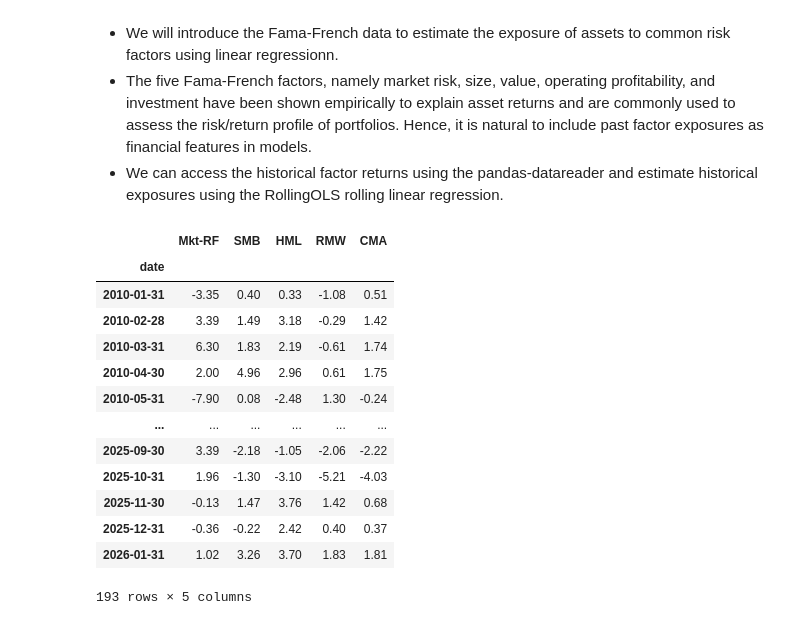
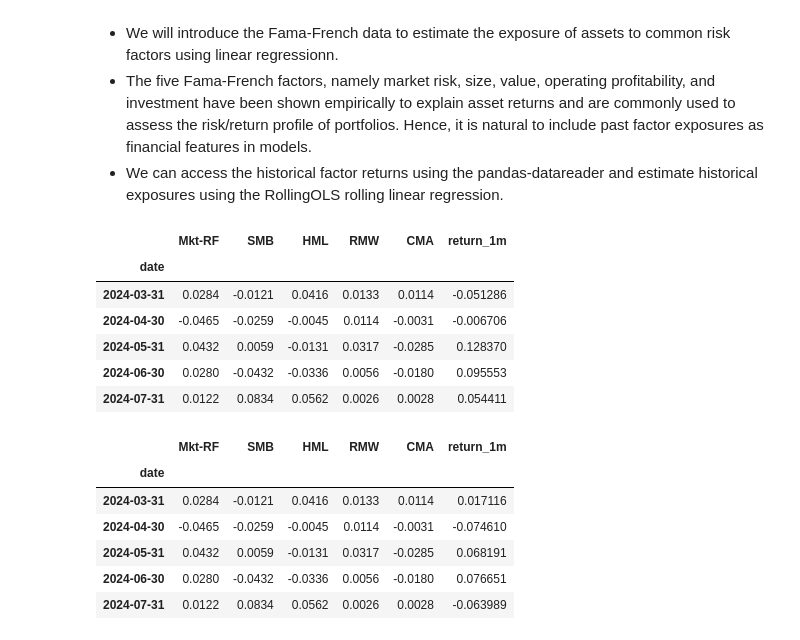
Before and after one commit to jgy36/Quant-Finance-Repository, a Jupyter notebook: algo_trading-machine-learning.ipynb, the cells around one changed output. Cells and saved outputs as stored; diff of their text form; code cells hidden in the pictures.

Commit message:
added return_1m feature to Fama-French factors and updated data processing

```diff
--- a/algo_trading-machine-learning.ipynb
+++ b/algo_trading-machine-learning.ipynb
@@ -215,44 +215,49 @@ data
 # %%
 import zipfile, io, requests
 
 url = "https://mba.tuck.dartmouth.edu/pages/faculty/ken.french/ftp/F-F_Research_Data_5_Factors_2x3_CSV.zip"
 
 r = requests.get(url)
 z = zipfile.ZipFile(io.BytesIO(r.content))
 
 ff_factors = pd.read_csv(
     z.open(z.namelist()[0]),
     skiprows=3,
     index_col=0
 )
 
 # The file has annual data appended at the bottom, cut it off
 ff_factors = ff_factors[ff_factors.index.astype(str).str.strip().str.match(r'^\d{6}$')]
 
 # Convert index to datetime to match your data's date index
 ff_factors.index = pd.to_datetime(ff_factors.index, format='%Y%m') + pd.offsets.MonthEnd(0)
 
 # Filter from 2010 onwards
 ff_factors = ff_factors.loc['2010':]
 
-# drop RF column
-factor_data = ff_factors.apply(pd.to_numeric, errors='coerce').drop('RF', axis=1)
+# drop RF column and divide by 100
+factor_data = ff_factors.apply(pd.to_numeric, errors='coerce').drop('RF', axis=1).div(100)
 
 factor_data.index.name = 'date'
 
-factor_data
+factor_data = factor_data.join(data['return_1m']).sort_index()
+
+factor_data.xs('AAPL', level=1).head()
 # %% [output]
-|  | Mkt-RF | SMB | HML | RMW | CMA |
-| date |  |  |  |  |  |
-| 2010-01-31 | -3.35 | 0.40 | 0.33 | -1.08 | 0.51 |
-| 2010-02-28 | 3.39 | 1.49 | 3.18 | -0.29 | 1.42 |
-| 2010-03-31 | 6.30 | 1.83 | 2.19 | -0.61 | 1.74 |
-| 2010-04-30 | 2.00 | 4.96 | 2.96 | 0.61 | 1.75 |
-| 2010-05-31 | -7.90 | 0.08 | -2.48 | 1.30 | -0.24 |
-| ... | ... | ... | ... | ... | ... |
-| 2025-09-30 | 3.39 | -2.18 | -1.05 | -2.06 | -2.22 |
-| 2025-10-31 | 1.96 | -1.30 | -3.10 | -5.21 | -4.03 |
-| 2025-11-30 | -0.13 | 1.47 | 3.76 | 1.42 | 0.68 |
-| 2025-12-31 | -0.36 | -0.22 | 2.42 | 0.40 | 0.37 |
-| 2026-01-31 | 1.02 | 3.26 | 3.70 | 1.83 | 1.81 |
+|  | Mkt-RF | SMB | HML | RMW | CMA | return_1m |
+| date |  |  |  |  |  |  |
+| 2024-03-31 | 0.0284 | -0.0121 | 0.0416 | 0.0133 | 0.0114 | -0.051286 |
+| 2024-04-30 | -0.0465 | -0.0259 | -0.0045 | 0.0114 | -0.0031 | -0.006706 |
+| 2024-05-31 | 0.0432 | 0.0059 | -0.0131 | 0.0317 | -0.0285 | 0.128370 |
+| 2024-06-30 | 0.0280 | -0.0432 | -0.0336 | 0.0056 | -0.0180 | 0.095553 |
+| 2024-07-31 | 0.0122 | 0.0834 | 0.0562 | 0.0026 | 0.0028 | 0.054411 |
-193 rows × 5 columns
+# %%
+factor_data.xs('MSFT', level=1).head()
+# %% [output]
+|  | Mkt-RF | SMB | HML | RMW | CMA | return_1m |
+| date |  |  |  |  |  |  |
+| 2024-03-31 | 0.0284 | -0.0121 | 0.0416 | 0.0133 | 0.0114 | 0.017116 |
+| 2024-04-30 | -0.0465 | -0.0259 | -0.0045 | 0.0114 | -0.0031 | -0.074610 |
+| 2024-05-31 | 0.0432 | 0.0059 | -0.0131 | 0.0317 | -0.0285 | 0.068191 |
+| 2024-06-30 | 0.0280 | -0.0432 | -0.0336 | 0.0056 | -0.0180 | 0.076651 |
+| 2024-07-31 | 0.0122 | 0.0834 | 0.0562 | 0.0026 | 0.0028 | -0.063989 |
```
